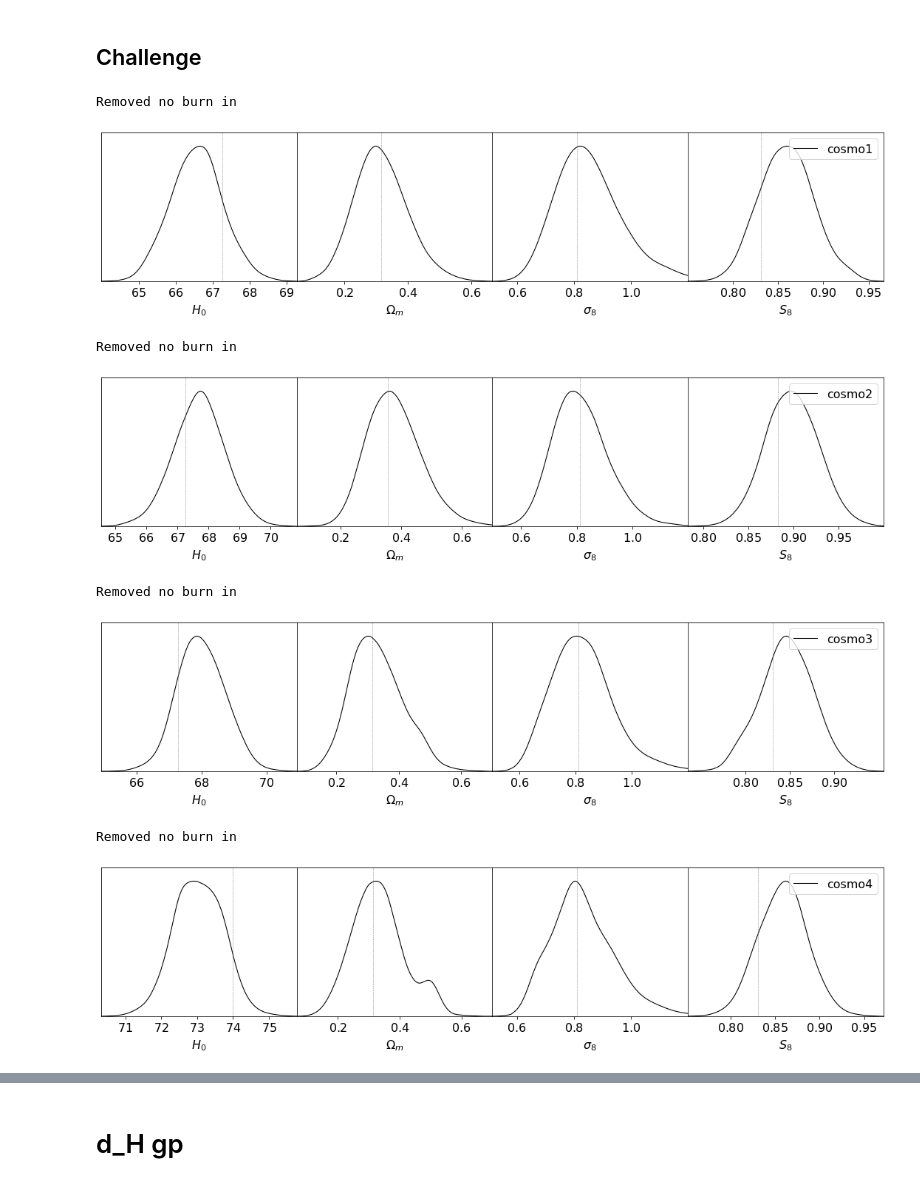
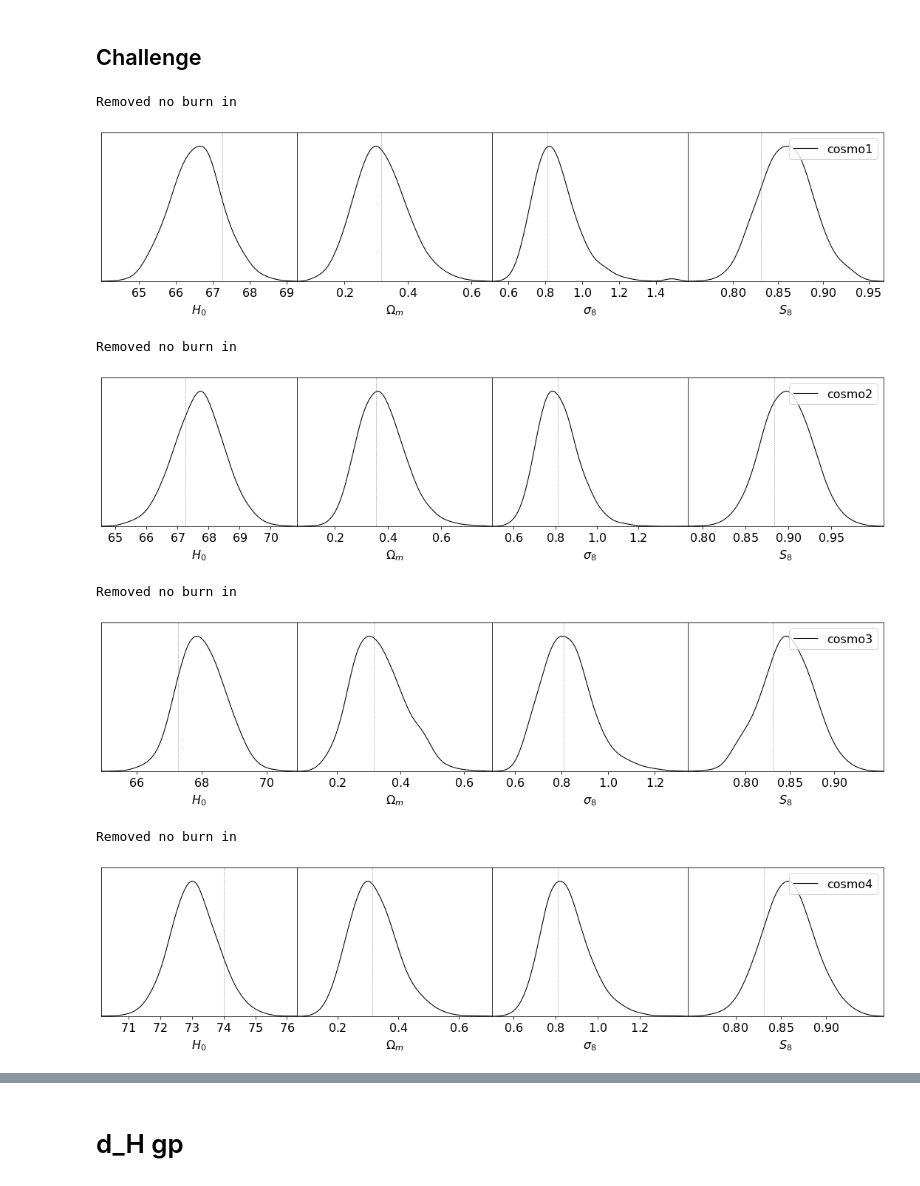
Before and after one commit to JaimeRZP/Growz, a Jupyter notebook: notebooks/plotting_clean.ipynb, the cells around one changed output, grey strips where cells are left out. Cells and saved outputs as stored; diff of their text form; code cells hidden in the pictures.

```diff
--- a/notebooks/plotting_clean.ipynb
+++ b/notebooks/plotting_clean.ipynb
@@ -51,7 +52,7 @@ dx = np.mean(np.diff(x_arr))
 z_arr = np.exp(x_arr)-1
 a_arr = 1./(1+z_arr)
 
-path = '/home/jaimerz/PhD/Growz/data/products/'
+path = '/home/jaime/PhD/Growz/data/products/'
 
 data_class = MakeData(z_max, res , path)
 Planck = data_class.Planck
@@ -142,25 +143,34 @@ def get_m_s(rows):
     return means, sigmas
 # %%
 #LCDM
-path = '/home/jaimerz/PhD/Growz/data/outputs/LCDM/'
+path = '/home/jaime/PhD/Growz/data/outputs/LCDM/'
 fiducial_LCDM = np.load(os.path.join(path,'LCDM_All_CMB_10000_10000/samples.npz'))
-DESI_LCDM = np.load(os.path.join(path,'LCDM_DESI_CMB_10000_10000/samples.npz'))
+DESI_LCDM = np.load(os.path.join(path,'LCDM_DESI_CMB_Planck_10001_10001/samples.npz'))
 
-path = '/home/jaimerz/PhD/Growz/data/outputs/finals/'
+path = '/home/jaime/PhD/Growz/data/outputs/finals/'
 All_CMB = np.load(os.path.join(path, 'All_CMB_Planck_95_2500_2500/samples.npz'))
 All_CMB_90 = np.load(os.path.join(path, 'All_CMB_Planck_90_2500_2500/samples.npz'))
 All_CMB_hp = np.load(os.path.join(path,'All_CMB_Planck_l_0.001_n_0.1_3000_3000/samples.npz'))
-All_CMB_noA0 = np.load(os.path.join(path, 'All_CMB_best_fit_noA0_3000_3000/samples.npz'))
+#All_CMB_noA0 = np.load(os.path.join(path, 'All_CMB_best_fit_noA0_3000_3000/samples.npz'))
 All_CMB_NODSS = np.load(os.path.join(path, 'All_CMB_NODSS_Planck_5000_5000/samples.npz'))
 All_CMB_bfWms8 = np.load(os.path.join(path, 'All_CMB_Planck_bfWms8_3000_3000/samples.npz'))
-All_CMB_geo = np.load(os.path.join(path,'All_CMB_geo_Planck_5000_5000/samples.npz'))
+#All_CMB_geo = np.load(os.path.join(path,'All_CMB_geo_Planck_5000_5000/samples.npz'))
 All = np.load(os.path.join(path,'All_Planck_3000_3000/samples.npz'))
-All_gro = np.load(os.path.join(path,'All_gro_Planck_A0_50000_50000/samples.npz'))
-All_gro_wide = np.load(os.path.join(path,'All_gro_Planck_n_0.5_2500_2500/samples.npz'))
-All_gro_wider = np.load(os.path.join(path,'All_gro_Planck_n_0.51_2500_2500/samples.npz'))
-All_gro_widest = np.load(os.path.join(path,'All_gro_Planck_n_1_2500_2500/samples.npz'))
-All_gro_diff_mean = np.load(os.path.join(path,'All_gro_Planckdiff_mean_n_0.5_2500_2500/samples.npz'))
+#All_gro = np.load(os.path.join(path,'All_gro_Planck_A0_50000_50000/samples.npz'))
 DESI_CMB = np.load(os.path.join(path, 'DESI_CMB_Planck_3001_3001/samples.npz'))
+
+path = '/home/jaime/PhD/Growz/data/outputs/reruns/'
+All_CMB2 = np.load(os.path.join(path, 'All_CMB_Planck_3000_7000/samples.npz'))
+#All_CMB_90 = np.load(os.path.join(path, 'All_CMB_Planck_90_2500_2500/samples.npz'))
+#All_CMB_hp = np.load(os.path.join(path,'All_CMB_Planck_l_0.001_n_0.1_3000_3000/samples.npz'))
+All_CMB_noA0 = np.load(os.path.join(path, 'All_CMB_best_fit_noA0_3000_3000/samples.npz'))
+#All_CMB_NODSS = np.load(os.path.join(path, 'All_CMB_NODSS_Planck_5000_5000/samples.npz'))
+#All_CMB_bfWms8 = np.load(os.path.join(path, 'All_CMB_Planck_bfWms8_3000_3000/samples.npz'))
+All_CMB_geo = np.load(os.path.join(path,'All_CMB_geo_Planck_5000_3000/samples.npz'))
+All_CMB_geo2 = np.load(os.path.join(path,'All_CMB_geo_Planck_3000_7000/samples.npz'))
+#All = np.load(os.path.join(path,'All_Planck_3000_3000/samples.npz'))
+All_gro = np.load(os.path.join(path,'All_gro_Planck_5000_3000/samples.npz'))
+DESI_CMB2 = np.load(os.path.join(path, 'DESI_CMB_Planck_3000_7000/samples.npz'))
 # %% [markdown]
 # Numbers
 # %%
@@ -417,8 +427,8 @@ labels_dict = {'n': '\eta',
 names_All = ['n', 'l', 'n_H', 'l_H', 'n_Xi', 'l_Xi', 'A0',
              'H0', 'H0_gp',  'Omega_m', 'omega_m', 'Omega_m_mean',
              'omega_b', 'Omega_m', 'Omega_b', 's80', 'S80', 'M']
-ranges2 = {'l':[0.001, 7],}
-ranges = {'l':[0.001, 7], 'Omega_m':[0.00, 0.5], 'n':[0, 1]}
+ranges2 = {'l':[0.01, 6],}
+ranges = {'l':[0.01, 6], 'Omega_m':[0.00, 0.5], 'n':[0, 1]}
 ranges_c = {'H0_gp':[60, 80], 'Omega_m':[0.00, 0.5], 's80':[0, 1.2], 'S80':[0, 1]}
 # %%
 Fiducial_LCDM_samples = make_samples(fiducial_LCDM, ['H0_gp', 'Omega_m', 's80', 'S80', 'M', 'rd'],
@@ -579,15 +641,15 @@ def challenge_1(cosmo):
     g.export('/mnt/c/Users/Jaime/Desktop/PhD/gp_figures/triangle'+cosmo+'.pdf')
     return
 # %%
-def challenge_2(cosmo):
-    base_path = os.path.join('/home/jaimerz/PhD/Growz/data/outputs/finals/challenge/', cosmo)
+def challenge_2(cosmo, ppath='/home/jaime/PhD/Growz/data/outputs/finals/challenge/'):
+    base_path = os.path.join(ppath, cosmo)
     challenges = [f for f in listdir(base_path) if '.yml' not in f]#(not isfile(join(base_path, f))) or ('LCDM' not in f)]
     challenge_samples = []
     ranges_c = {'Omega_m':[0.00, 0.7], 'H0_gp':[60.0, 80.0], 's80':[0.0, 1.2], 'S80':[0.0, 1.0]}
     for challenge in challenges:
         path = os.path.join(base_path, challenge)+'/samples.npz'
         chain = np.load(path)
-        samples = make_samples(chain, ['A0', 'n', 'l', 'H0_gp', 'Omega_m', 's80', 'S80', 'rd', 'M'], ranges_c, challenge)
+        samples = make_samples(chain, ['A0', 'n', 'l', 'H0_gp', 'Omega_m', 's80', 'S80', 'rd', 'M'], ranges2, challenge)
         challenge_samples.append(samples)
         with open(base_path+'/'+cosmo+'.yml') as f:
             ref = yaml.safe_load(f)
@@ -611,22 +673,22 @@ def challenge_2(cosmo):
 challenge_2('cosmo1')
 # %% [output]
 Removed no burn in
-[figure, old version]
+[figure, new version]
 # %%
 challenge_2('cosmo2')
 # %% [output]
 Removed no burn in
-[figure, old version]
+[figure, new version]
 # %%
 challenge_2('cosmo3')
 # %% [output]
 Removed no burn in
-[figure, old version]
+[figure, new version]
 # %%
-challenge_2('cosmo4')
+challenge_2('cosmo4', ppath='/home/jaime/PhD/Growz/data/outputs/reruns/challenge/')
 # %% [output]
 Removed no burn in
-[figure, old version]
+[figure, new version]
 # %%
 challenge_2('cosmo5')
 # %% [output]
```
Also changed, not shown: parts of 30 cells of this notebook, 29 other files.
